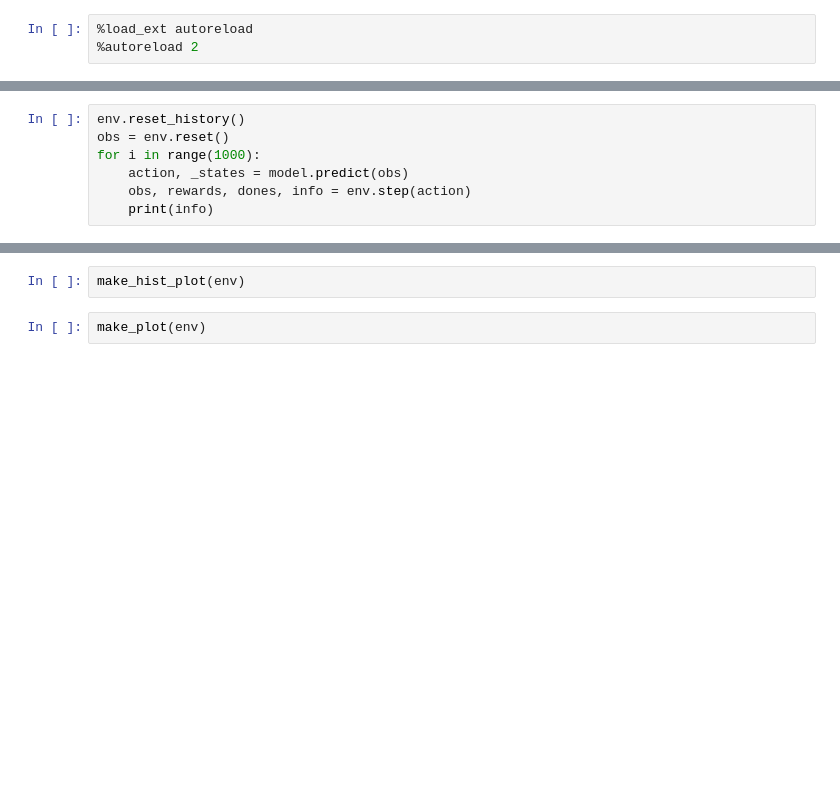
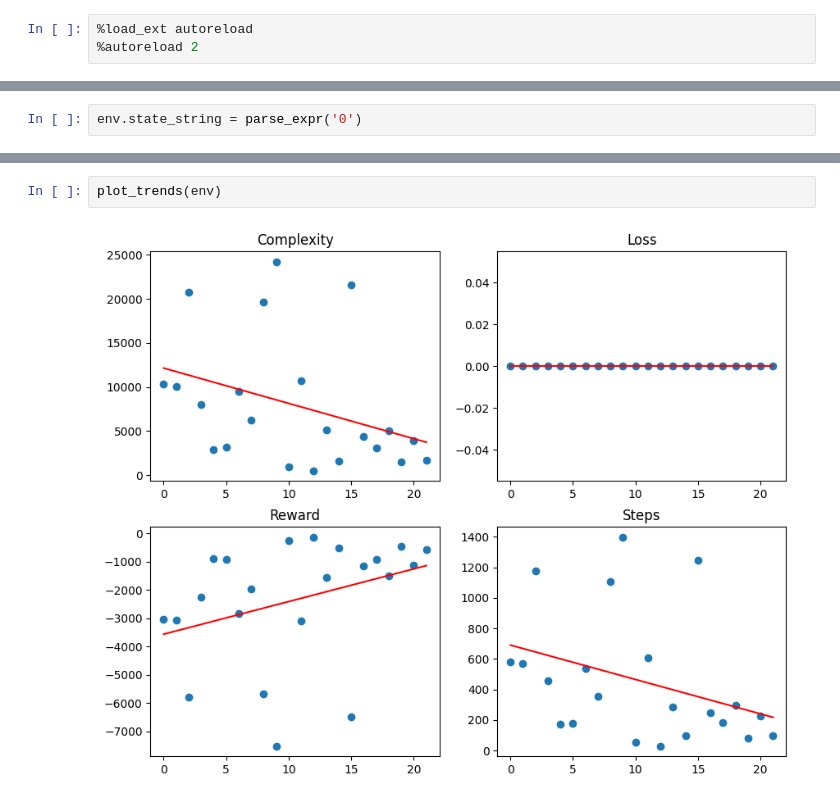
Before and after one commit to bnb32/RL-equation-solver, a Jupyter notebook: rl_equation_solver/dev/sandbox.ipynb, the cells around one changed output, grey strips where cells are left out. Cells and saved outputs as stored; diff of their text form; blank space fills up the shorter version.

```diff
--- a/rl_equation_solver/dev/sandbox.ipynb
+++ b/rl_equation_solver/dev/sandbox.ipynb
@@ -35,7 +124,0 @@ model.learn(total_timesteps=int(1e5))
-# %%
-env.reset_history()
-obs = env.reset()
-for i in range(1000):
-    action, _states = model.predict(obs)
-    obs, rewards, dones, info = env.step(action)
-    print(info)
@@ -91,0 +131,2 @@ def make_plot(env, start=0):
+# %%
+env.state_string = parse_expr('0')
@@ -92,4 +177,4 @@ def make_plot(env, start=0):
 # %%
-make_hist_plot(env)
+plot_trends(env)
+# %% [output]
+[figure, added]
-# %%
-make_plot(env)
```
Also changed, not shown: parts of 15 cells of this notebook, 14 other files.
